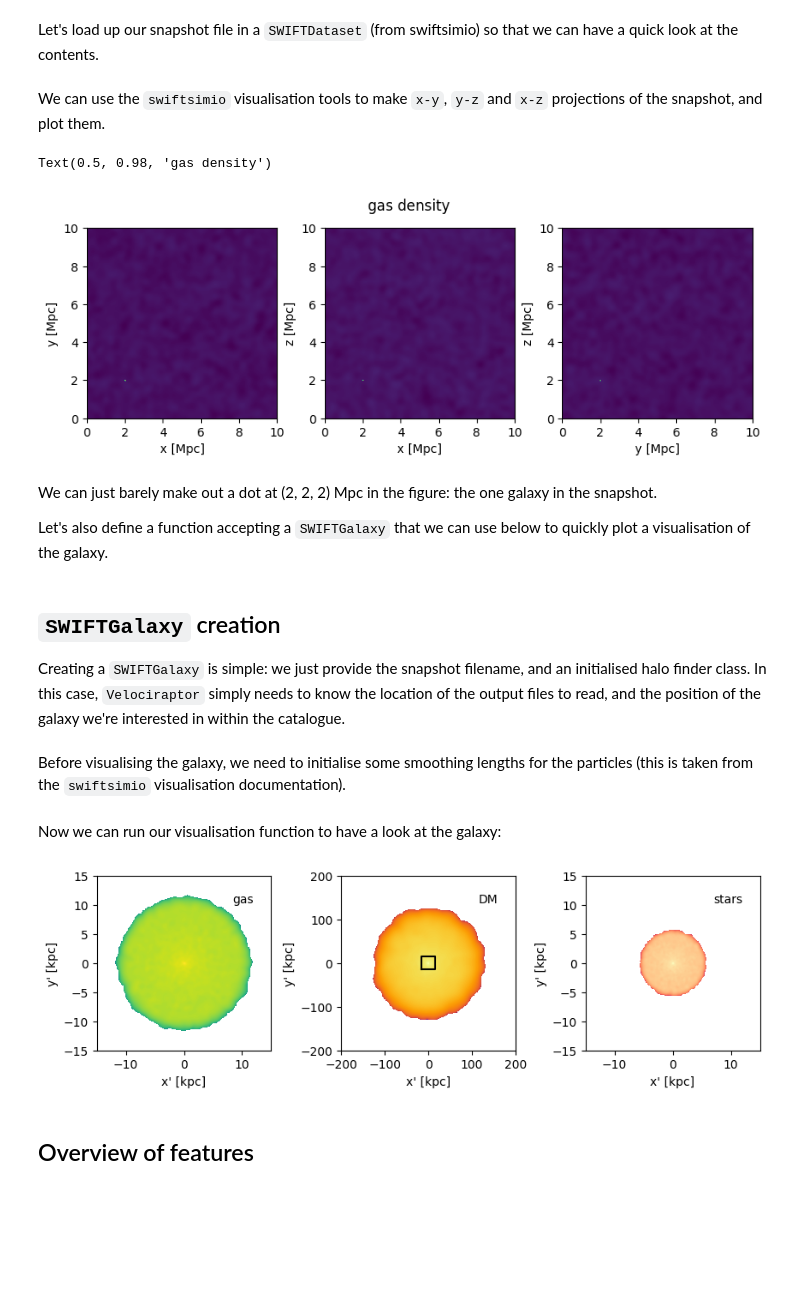
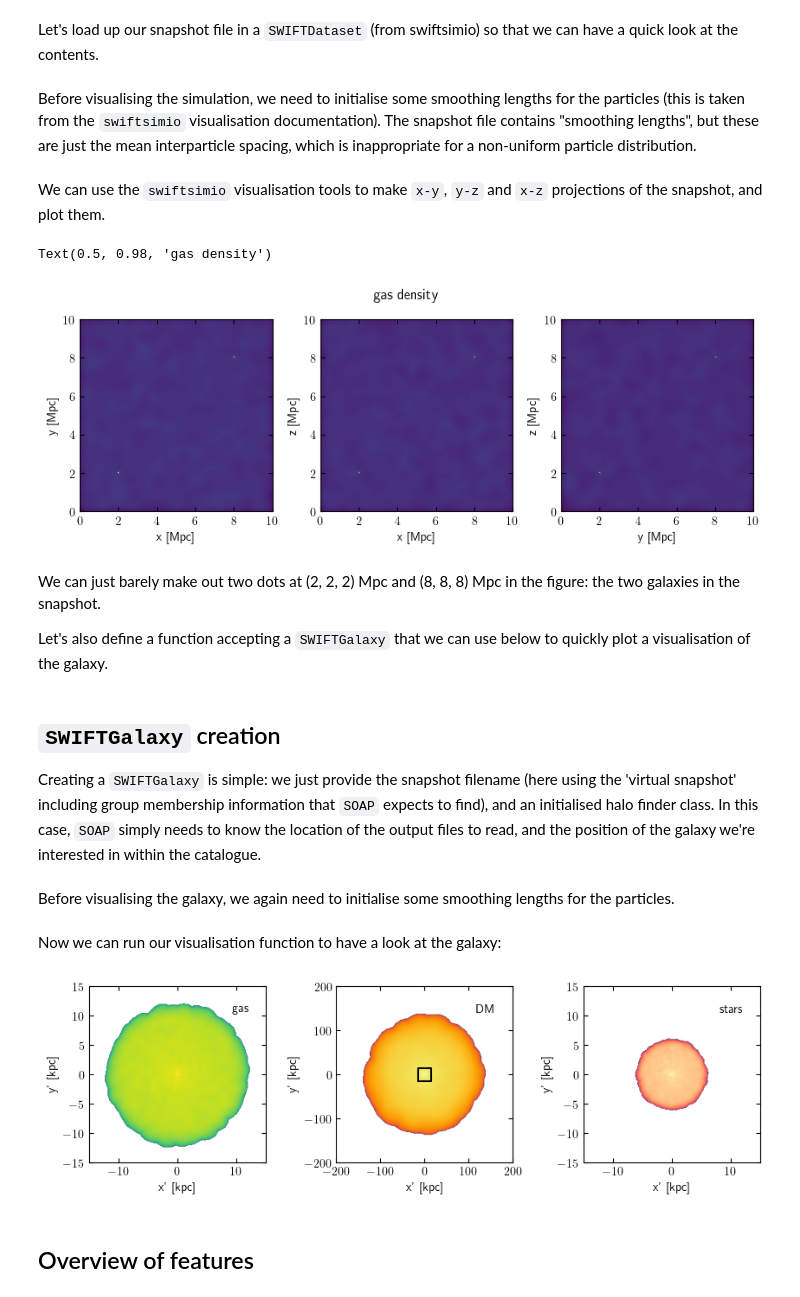
Before and after one commit to SWIFTSIM/swiftgalaxy, a Jupyter notebook: examples/SWIFTGalaxy_demo.ipynb, the cells around one changed output. Cells and saved outputs as stored; diff of their text form; code cells hidden in the pictures; blank space fills up the shorter version.

```diff
--- a/examples/SWIFTGalaxy_demo.ipynb
+++ b/examples/SWIFTGalaxy_demo.ipynb
@@ -549,4 +59,6 @@ import matplotlib.colors
 # %% [markdown]
 Let's load up our snapshot file in a `SWIFTDataset` (from swiftsimio) so that we can have a quick look at the contents.
 # %%
-sd = SWIFTDataset(toysnap_filename)
+sd = SWIFTDataset(generated_examples.snapshot)
+# %% [markdown]
+Before visualising the simulation, we need to initialise some smoothing lengths for the particles (this is taken from the `swiftsimio` visualisation documentation). The snapshot file contains "smoothing lengths", but these are just the mean interparticle spacing, which is inappropriate for a non-uniform particle distribution.
@@ -562,12 +84,16 @@ mass_map_xy = project_gas(
     resolution=256,
     project="masses",
     parallel=True,
+    periodic=False,
+    rotation_matrix=[[1, 0, 0], [0, 1, 0], [0, 0, 1]],
+    rotation_center=box_centre,
 )
 mass_map_xz = project_gas(
     sd,
     resolution=256,
     project="masses",
     parallel=True,
+    periodic=False,  # required to use rotation
     rotation_matrix=[[0, 0, 1], [0, 1, 0], [-1, 0, 0]],
     rotation_center=box_centre,
 )
@@ -576,45 +102,44 @@ mass_map_yz = project_gas(
     resolution=256,
     project="masses",
     parallel=True,
+    periodic=False,  # required to use rotation
     rotation_matrix=[[1, 0, 0], [0, 0, 1], [0, -1, 0]],
     rotation_center=box_centre,
 )
-for mass_map in mass_map_xy, mass_map_xz, mass_map_yz:
-    mass_map.convert_to_units(u.Msun / u.kpc**2)
 
 fig = plt.figure(1, figsize=(10, 3))
 sp1, sp2, sp3 = [fig.add_subplot(1, 3, i) for i in range(1, 4)]
 sp1.imshow(
-    matplotlib.colors.LogNorm()(mass_map_xy.value),
+    matplotlib.colors.LogNorm()(mass_map_xy.to_physical_value(u.solMass / u.kpc**2).T),
     cmap="viridis",
     extent=img_extent,
     origin="lower",
 )
 sp1.set_xlabel(f"x [{boxsize.units}]")
 sp1.set_ylabel(f"y [{boxsize.units}]")
 sp2.imshow(
-    matplotlib.colors.LogNorm()(mass_map_xz.value),
+    matplotlib.colors.LogNorm()(mass_map_xz.to_physical_value(u.solMass / u.kpc**2).T),
     cmap="viridis",
     extent=img_extent,
     origin="lower",
 )
 sp2.set_xlabel(f"x [{boxsize.units}]")
 sp2.set_ylabel(f"z [{boxsize.units}]")
 sp3.imshow(
-    matplotlib.colors.LogNorm()(mass_map_yz.value),
+    matplotlib.colors.LogNorm()(mass_map_yz.to_physical_value(u.solMass / u.kpc**2).T),
     cmap="viridis",
     extent=img_extent,
     origin="lower",
 )
 sp3.set_xlabel(f"y [{boxsize.units}]")
 sp3.set_ylabel(f"z [{boxsize.units}]")
 fig.subplots_adjust(wspace=0.25)
 fig.suptitle("gas density")
 # %% [output]
 Text(0.5, 0.98, 'gas density')
-[figure, old version]
+[figure, new version]
 # %% [markdown]
-We can just barely make out a dot at (2, 2, 2) Mpc in the figure: the one galaxy in the snapshot.
+We can just barely make out two dots at (2, 2, 2) Mpc and (8, 8, 8) Mpc in the figure: the two galaxies in the snapshot.
 
 Let's also define a function accepting a `SWIFTGalaxy` that we can use below to quickly plot a visualisation of the galaxy.
 # %%
@@ -680,4 +218,4 @@ def myvis(sg):
 # %% [markdown]
 ## `SWIFTGalaxy` creation
 
-Creating a `SWIFTGalaxy` is simple: we just provide the snapshot filename, and an initialised halo finder class. In this case, `Velociraptor` simply needs to know the location of the output files to read, and the position of the galaxy we're interested in within the catalogue.
+Creating a `SWIFTGalaxy` is simple: we just provide the snapshot filename (here using the 'virtual snapshot' including group membership information that `SOAP` expects to find), and an initialised halo finder class. In this case, `SOAP` simply needs to know the location of the output files to read, and the position of the galaxy we're interested in within the catalogue.
@@ -686,3 +226,3 @@ sg = SWIFTGalaxy(toysnap_filename, Velociraptor(toyvr_filebase, halo_index=0))
 # %% [markdown]
-Before visualising the galaxy, we need to initialise some smoothing lengths for the particles (this is taken from the `swiftsimio` visualisation documentation).
+Before visualising the galaxy, we again need to initialise some smoothing lengths for the particles.
 # %%
@@ -700,9 +238,9 @@ for ptype in "gas", "dark_matter", "stars":
 # %% [markdown]
 Now we can run our visualisation function to have a look at the galaxy:
 # %%
-myvis(sg)
+myvis(sg, figure=2)
 # %% [output]
-[figure, old version]
+[figure, new version]
 # %% [markdown]
 ## Overview of features
 # %% [markdown]
```
Also changed, not shown: parts of 28 cells of this notebook, 2 other files.
